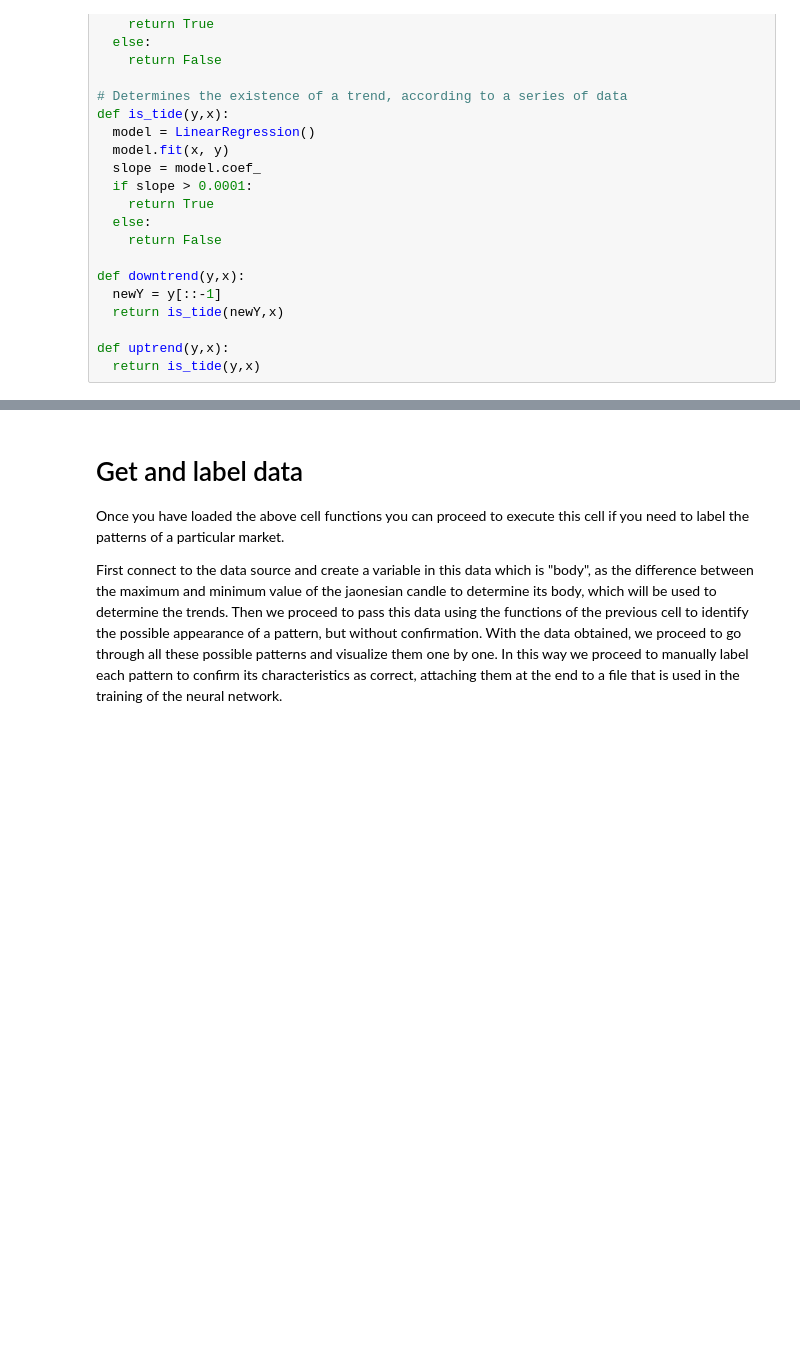
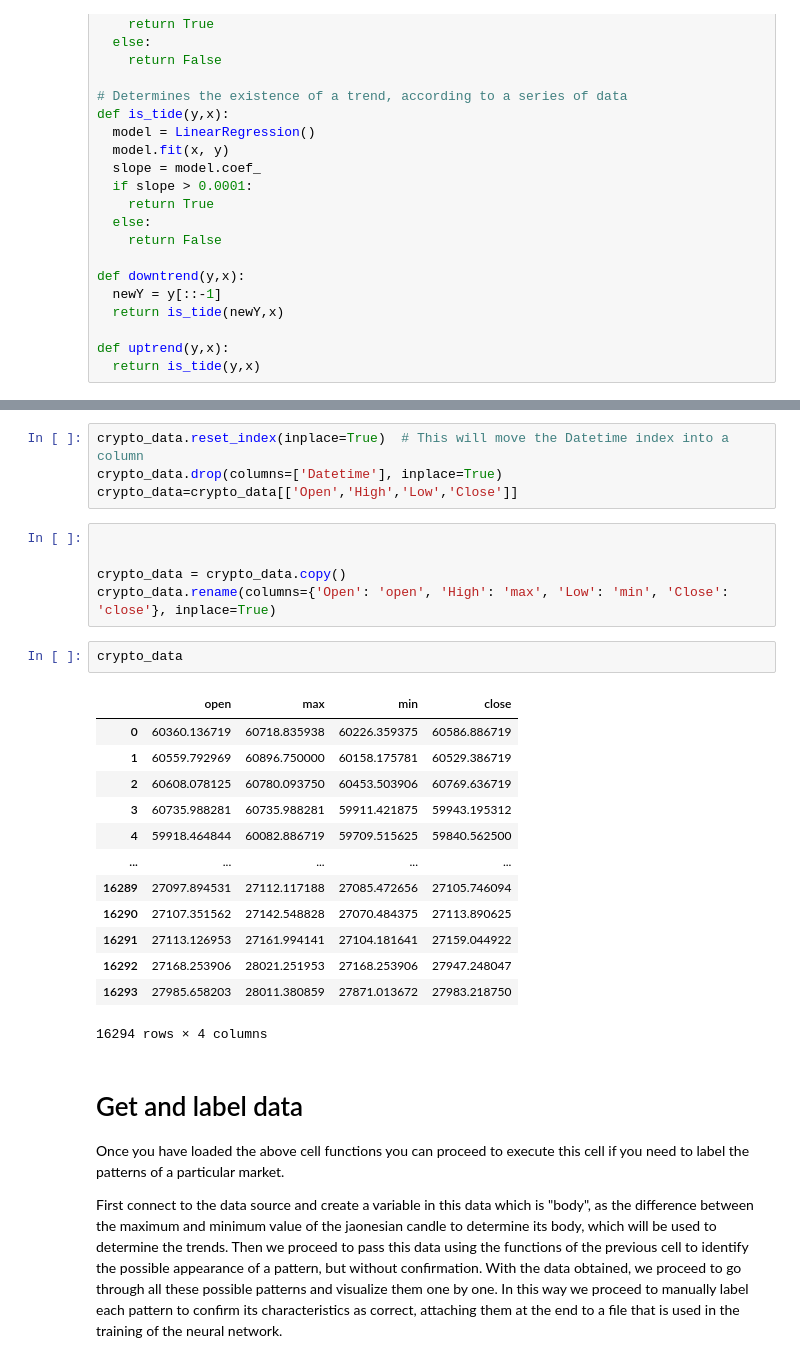
Before and after one commit to sebinsaji007/market-pattern-recognition, a Jupyter notebook: Code_for_labeling_and_training_GC.ipynb, the cells around one changed output, grey strips where cells are left out. Cells and saved outputs as stored; diff of their text form; blank space fills up the shorter version.

```diff
--- a/Code_for_labeling_and_training_GC.ipynb
+++ b/Code_for_labeling_and_training_GC.ipynb
@@ -493,3 +479,28 @@ def uptrend(y,x):
+# %%
+crypto_data.reset_index(inplace=True)  # This will move the Datetime index into a column
+crypto_data.drop(columns=['Datetime'], inplace=True)
+crypto_data=crypto_data[['Open','High','Low','Close']]
+# %%
+
+
+crypto_data = crypto_data.copy()
+crypto_data.rename(columns={'Open': 'open', 'High': 'max', 'Low': 'min', 'Close': 'close'}, inplace=True)
+# %%
+crypto_data
+# %% [output]
+|  | open | max | min | close |
+| 0 | 60360.136719 | 60718.835938 | 60226.359375 | 60586.886719 |
+| 1 | 60559.792969 | 60896.750000 | 60158.175781 | 60529.386719 |
+| 2 | 60608.078125 | 60780.093750 | 60453.503906 | 60769.636719 |
+| 3 | 60735.988281 | 60735.988281 | 59911.421875 | 59943.195312 |
+| 4 | 59918.464844 | 60082.886719 | 59709.515625 | 59840.562500 |
+| ... | ... | ... | ... | ... |
+| 16289 | 27097.894531 | 27112.117188 | 27085.472656 | 27105.746094 |
+| 16290 | 27107.351562 | 27142.548828 | 27070.484375 | 27113.890625 |
+| 16291 | 27113.126953 | 27161.994141 | 27104.181641 | 27159.044922 |
+| 16292 | 27168.253906 | 28021.251953 | 27168.253906 | 27947.248047 |
+| 16293 | 27985.658203 | 28011.380859 | 27871.013672 | 27983.218750 |
+16294 rows × 4 columns
 # %% [markdown]
 # Get and label data
 
```
Also changed, not shown: parts of 7 cells of this notebook.
